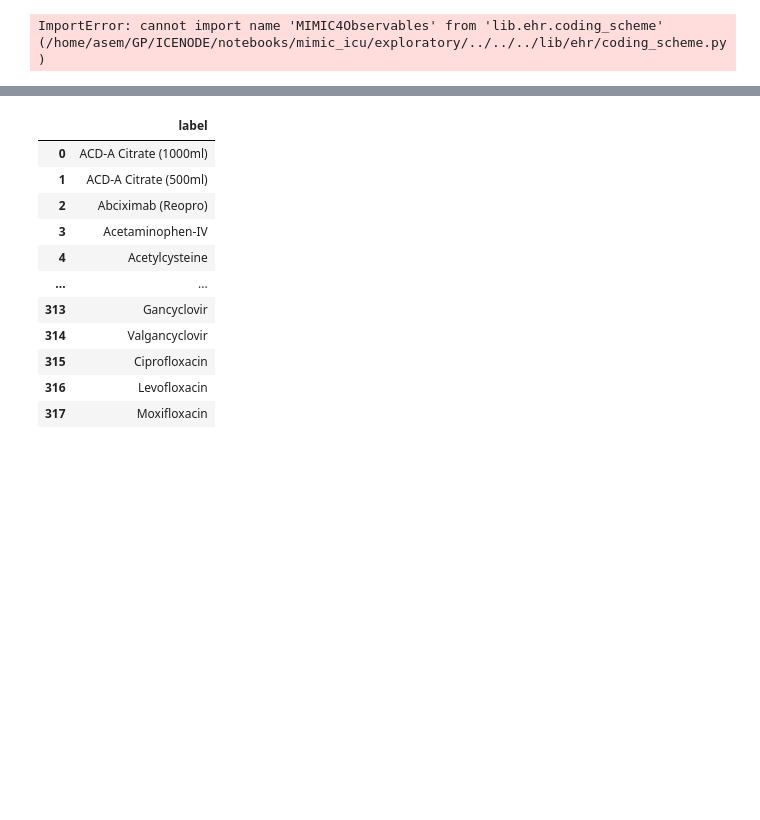
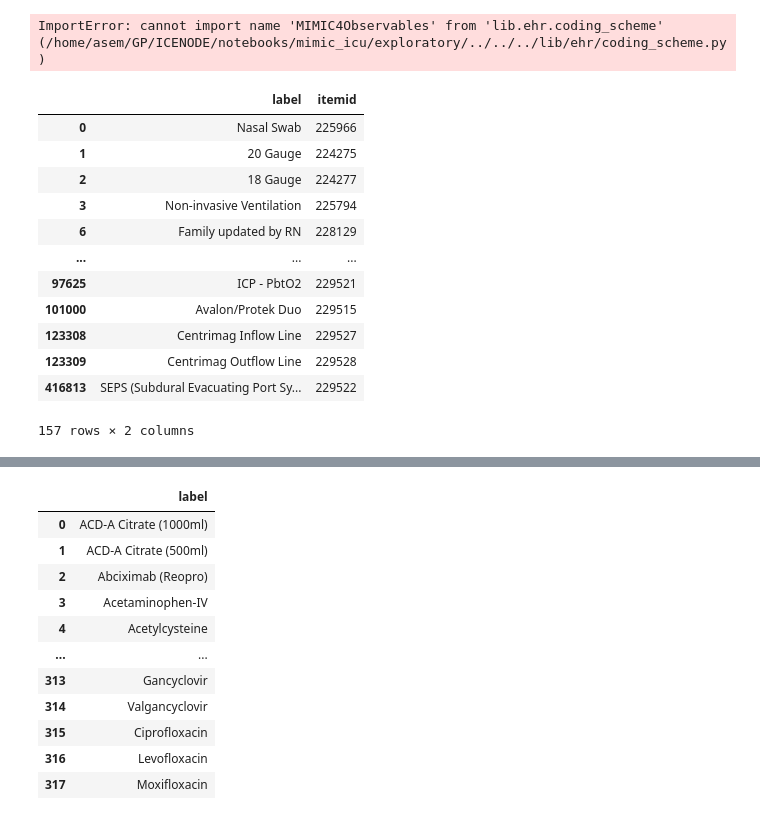
Before and after one commit to barahona-research-group/ICE-NODE, a Jupyter notebook: notebooks/mimic_icu/exploratory/mimic4_icu_exploration.ipynb, the cells around one changed output, grey strips where cells are left out. Cells and saved outputs as stored; diff of their text form; code cells hidden in the pictures; blank space fills up the shorter version.

```diff
--- a/notebooks/mimic_icu/exploratory/mimic4_icu_exploration.ipynb
+++ b/notebooks/mimic_icu/exploratory/mimic4_icu_exploration.ipynb
@@ -1489,7 +1505,22 @@ for code in sorted(m4inpatient_dataset.df['obs'].code.unique()):
 No GPU/TPU found, falling back to CPU. (Set TF_CPP_MIN_LOG_LEVEL=0 and rerun for more info.)
 ImportError: cannot import name 'MIMIC4Observables' from 'lib.ehr.coding_scheme' (/home/asem/GP/ICENODE/notebooks/mimic_icu/exploratory/../../../lib/ehr/coding_scheme.py)
 # %%
-import pandas as pd
-
-int_input_grouper = pd.read_csv('/home/asem/GP/ICENODE/lib/ehr/resources/mimic4_int_grouper_input.csv.gz', index_col=0)
-int_input_grouper = int_input_grouper[int_input_grouper.group_decision != 'E']
+icuproc_df_unique = icuproc_df[['label', 'itemid']].drop_duplicates()
+icuproc_df_unique = icuproc_df_unique[icuproc_df_unique['itemid'].astype(float).notnull()]
+icuproc_df_unique = icuproc_df_unique.astype({'itemid': float}).astype({'itemid': int}).astype({'itemid': str})
+#.astype({'itemid': float}).astype({'itemid': int}).astype({'itemid': str})
+icuproc_df_unique
+# %% [output]
+|  | label | itemid |
+| 0 | Nasal Swab | 225966 |
+| 1 | 20 Gauge | 224275 |
+| 2 | 18 Gauge | 224277 |
+| 3 | Non-invasive Ventilation | 225794 |
+| 6 | Family updated by RN | 228129 |
+| ... | ... | ... |
+| 97625 | ICP - PbtO2 | 229521 |
+| 101000 | Avalon/Protek Duo | 229515 |
+| 123308 | Centrimag Inflow Line | 229527 |
+| 123309 | Centrimag Outflow Line | 229528 |
+| 416813 | SEPS (Subdural Evacuating Port Sy... | 229522 |
+157 rows × 2 columns
```
Also changed, not shown: parts of 7 cells of this notebook, 13 other files.
